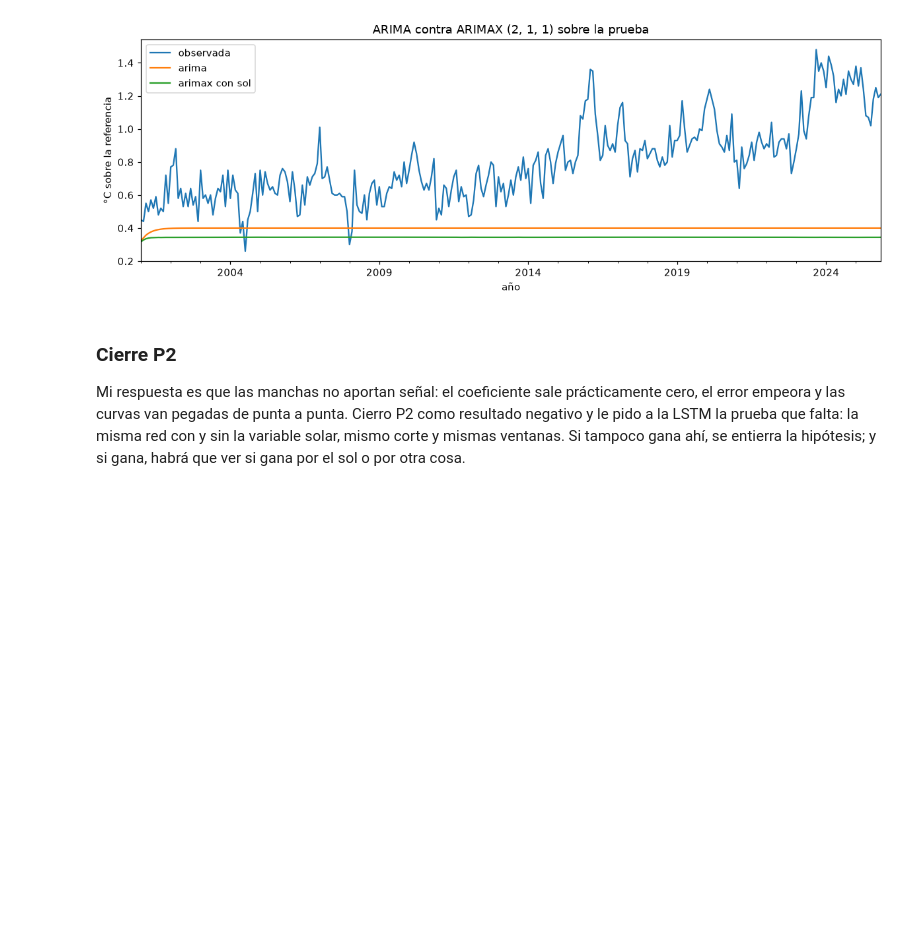
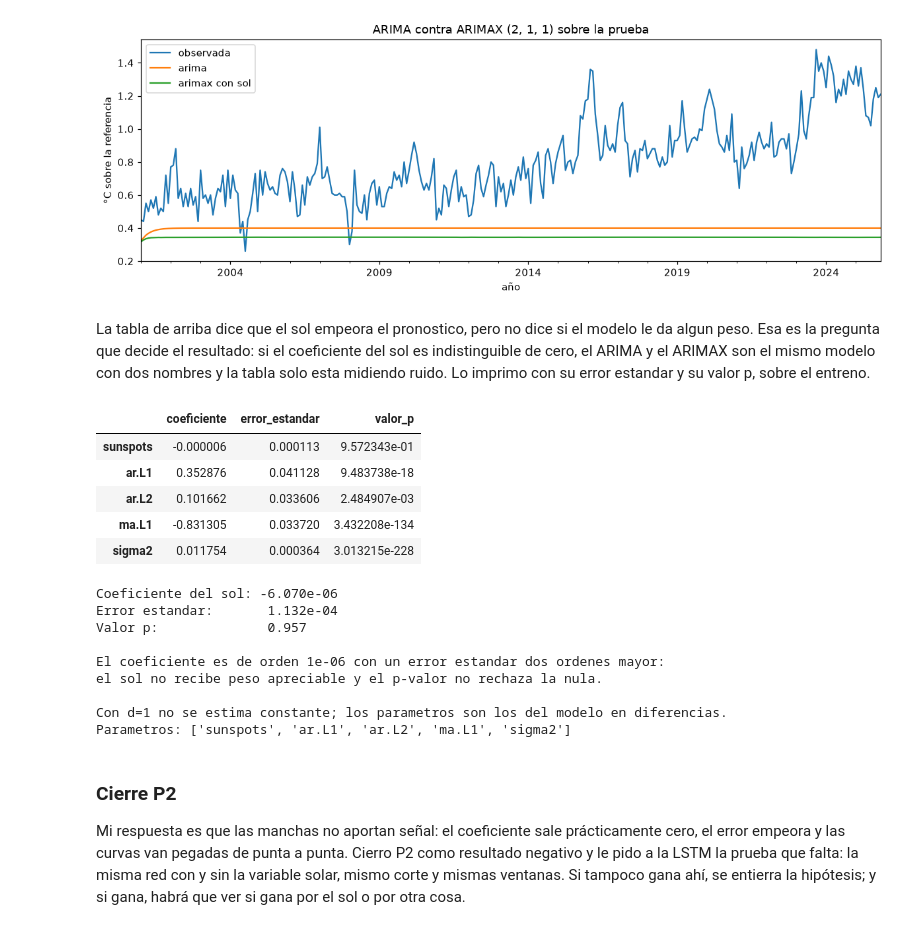
Before and after one commit to JheisonMB/ml, a Jupyter notebook: series-temporales-prediccion/series_temporales_prediccion.ipynb, the cells around one changed output. Drawn from its saved outputs; the diff is of its cells as text; code cells hidden in the pictures; blank space fills up the shorter version.

Commit message:
fix(series-temporales-prediccion): imprime el coeficiente del ARIMAX y arregla el separador

```diff
--- a/series-temporales-prediccion/series_temporales_prediccion.ipynb
+++ b/series-temporales-prediccion/series_temporales_prediccion.ipynb
@@ -531,6 +531,45 @@ plt.show()
 | arima_(2, 1, 1) | 0.4637 | 0.3998 |
 | arimax_(2, 1, 1)_sol | 0.5121 | 0.4537 |
 [figure]
+# %% [markdown]
+La tabla de arriba dice que el sol empeora el pronostico, pero no dice si el modelo le da algun peso. Esa es la pregunta que decide el resultado: si el coeficiente del sol es indistinguible de cero, el ARIMA y el ARIMAX son el mismo modelo con dos nombres y la tabla solo esta midiendo ruido. Lo imprimo con su error estandar y su valor p, sobre el entreno.
+# %%
+exog_table = pd.DataFrame({
+    "coeficiente": exog_fit.params,
+    "error_estandar": exog_fit.bse,
+    "valor_p": exog_fit.pvalues,
+})
+display(exog_table)
+
+coef = exog_fit.params["sunspots"]
+err = exog_fit.bse["sunspots"]
+pval = exog_fit.pvalues["sunspots"]
+
+print("Coeficiente del sol:", f"{coef:.3e}")
+print("Error estandar:      ", f"{err:.3e}")
+print("Valor p:             ", f"{pval:.3f}")
+print()
+print("El coeficiente es de orden 1e-06 con un error estandar dos ordenes mayor:")
+print("el sol no recibe peso apreciable y el p-valor no rechaza la nula.")
+print()
+print("Con d=1 no se estima constante; los parametros son los del modelo en diferencias.")
+print("Parametros:", list(exog_fit.params.index))
+# %% [output]
+|  | coeficiente | error_estandar | valor_p |
+| sunspots | -0.000006 | 0.000113 | 9.572343e-01 |
+| ar.L1 | 0.352876 | 0.041128 | 9.483738e-18 |
+| ar.L2 | 0.101662 | 0.033606 | 2.484907e-03 |
+| ma.L1 | -0.831305 | 0.033720 | 3.432208e-134 |
+| sigma2 | 0.011754 | 0.000364 | 3.013215e-228 |
+Coeficiente del sol: -6.070e-06
+Error estandar:       1.132e-04
+Valor p:              0.957
+
+El coeficiente es de orden 1e-06 con un error estandar dos ordenes mayor:
+el sol no recibe peso apreciable y el p-valor no rechaza la nula.
+
+Con d=1 no se estima constante; los parametros son los del modelo en diferencias.
+Parametros: ['sunspots', 'ar.L1', 'ar.L2', 'ma.L1', 'sigma2']
 # %% [markdown]
 ### Cierre P2
 
```
Also changed, not shown: parts of 4 cells of this notebook, 2 other files.
